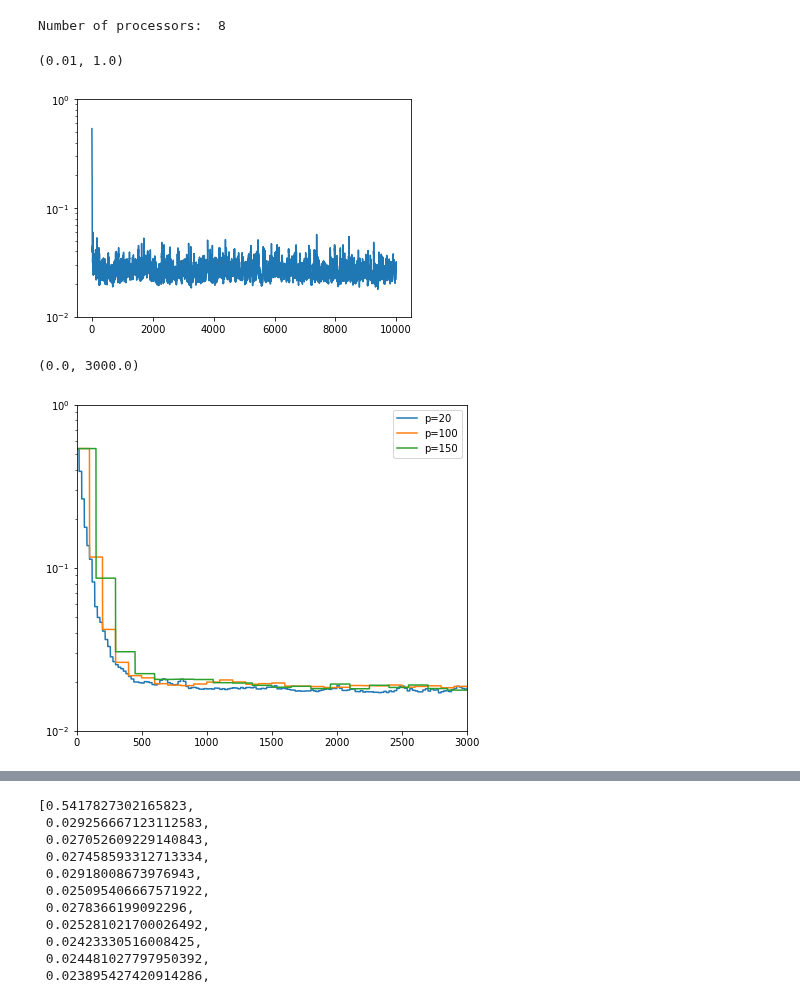
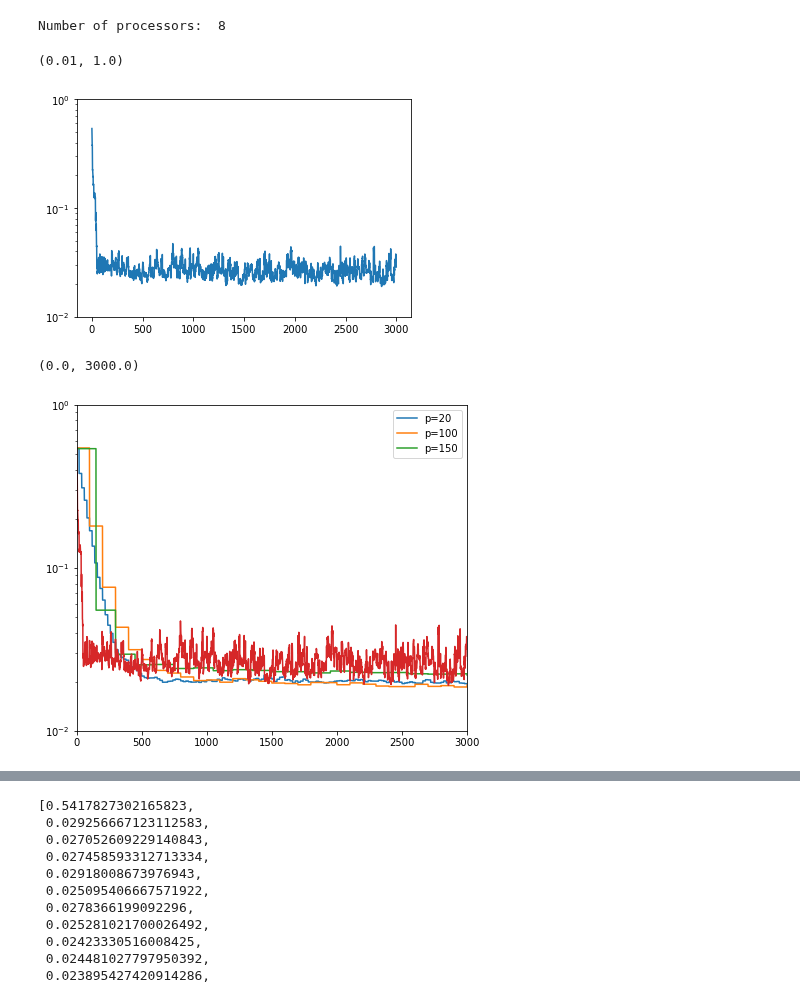
Before and after one commit to cjfelixx/machine-learning-graduate-research, a Jupyter notebook: FederatedLearing/federatedLearning.ipynb, the cells around one changed output, grey strips where cells are left out. Saved outputs shown, nothing was run; the diff lists cells and outputs as text; code cells hidden in the pictures.

```diff
--- a/FederatedLearing/federatedLearning.ipynb
+++ b/FederatedLearing/federatedLearning.ipynb
@@ -53,11 +50,15 @@ K = 10 # K edge clients
 c =  np.ones(K).reshape(K,1)/K # edge weighting
 D = 100 # Dictionary size
 l = 150
-iteration = 10000
+iteration = 3000
 alpha_0 = np.zeros((D,1))
 alpha = alpha_0
 err = []
 mean_mse = []
+
+KLMS_RFF = klms_rff(step_size,D)
+KNLMS_RFF = knlms_rff(step_size,reg_coeff,D)
+KRLS_RFF = krls_rff(D)
 
 # Process data and kernel
 u,d,d_true = generate_data(num_data)
@@ -66,7 +67,7 @@ mse_cent = [np.var(d)]
 sigma = 1/np.sqrt(2*kernel.sigma)
 W = (1/sigma) * np.random.normal(size=(2,D))
 
-b = np.random.uniform(0,np.pi,(D,1))
+b = np.random.uniform(0,2*np.pi,(D,1))
 h = np.sqrt(2/D) * np.cos(W.T @ u.T + b)
 for n in tqdm(range(iteration)):
 
@@ -78,7 +79,7 @@ for n in tqdm(range(iteration)):
     d_k = np.array([d[v]])
 #     err = d_k - h_k.T @ alpha_in
 #     alpha_step = alpha_in + step_size  * h_k * err
-    erri,alpha_step = KLMS_RFF(u_k,d_k,h_k,step_size,D,alpha_0=alpha_in)
+    erri,alpha_step = KLMS_RFF.train(h_k,d_k,alpha_in)
 
     alpha = alpha_step
     mse_cent.append(np.square(np.linalg.norm(d[-500::].reshape(500,1) - h.T[-500::] @ alpha))/500)
@@ -89,7 +90,7 @@ plt.ylim([1e-2,1e0])
 # plt.xlim([0,3000])
 # %% [output]
 (0.01, 1.0)
-[figure, old version]
+[figure, new version]
 # %%
 # Federated learning: Synchronous updating rule
 plt.figure(figsize=(7, 6))
@@ -121,35 +122,36 @@ for epoch in range(len(l)):
 
         # Local updates
         v = np.random.randint(0,num_data)
         edge = np.random.randint(0,K)
 
         alpha_in = alphas[edge].reshape((D,1))
         u_k = u[v]
         h_k = h[:,v].reshape((D,1))
         d_k = np.array([d[v]])
     #     err = d_k - h_k.T @ alpha_in
     #     alpha_step = alpha_in + step_size  * h_k * err
-        erri,alpha_step = KLMS_RFF(u_k,d_k,h_k,step_size,D,alpha_0=alpha_in)
+        erri,alpha_step = KLMS_RFF.train(h_k,d_k,alpha_in)
         err.append(erri)
         alphas[edge] = alpha_step.T
 
         # Global update
         if n % l[epoch] == 0 and n>1:
             alpha = (alphas.T @ c)
             alphas = np.repeat(alpha,K,axis=1).T
             mse.append(np.square(np.linalg.norm(d[-500::].reshape(500,1) - h.T[-500::] @ alpha))/500)
         elif n > 1:
             mse.append(mse[-1])
     # final_mse.append(mse[0])
 
 
     plt.semilogy(range(len(mse)),mse,label="p=" + str(l[epoch]))
+plt.semilogy(range(len(mse_cent)),mse_cent)
 plt.legend()
 plt.ylim([1e-2,1e0])
 plt.xlim([0,3000])
 # %% [output]
 (0.0, 3000.0)
-[figure, old version]
+[figure, new version]
 # %%
 # Federated learning: Asynchronous updating rule
 K = 10 # K edge clients
```
Also changed, not shown: parts of 2 cells of this notebook, 4 other files.
